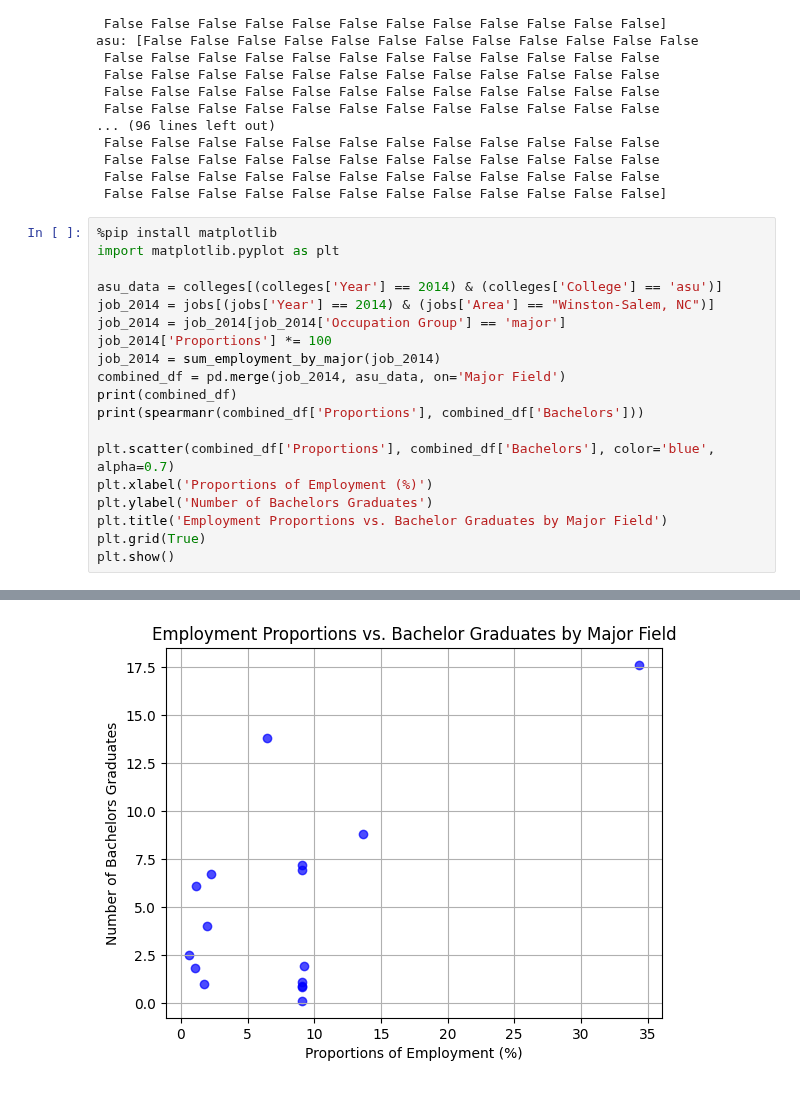
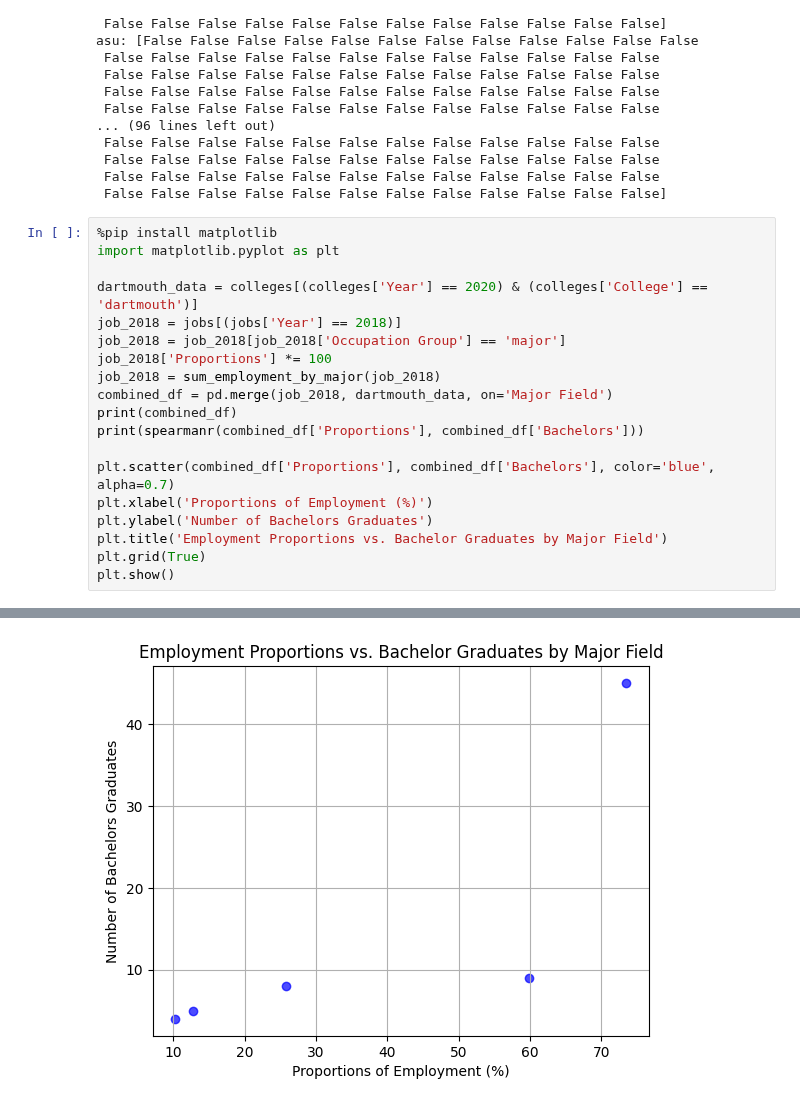
Before and after one commit to michaelhe999/COGS-108-Project, a Jupyter notebook: StatsTests.ipynb, the cells around one changed output, grey strips where cells are left out. Saved outputs shown, nothing was run; the diff lists cells and outputs as text.

Commit message:
something is wrong :( uhhhhh fix the proportion calculation/check it?? kms

```diff
--- a/StatsTests.ipynb
+++ b/StatsTests.ipynb
@@ -173,12 +166,12 @@ asu: [False False False False False False False False False False False False
 %pip install matplotlib
 import matplotlib.pyplot as plt
 
-asu_data = colleges[(colleges['Year'] == 2014) & (colleges['College'] == 'asu')]
-job_2014 = jobs[(jobs['Year'] == 2014) & (jobs['Area'] == "Winston-Salem, NC")]
-job_2014 = job_2014[job_2014['Occupation Group'] == 'major']
-job_2014['Proportions'] *= 100
-job_2014 = sum_employment_by_major(job_2014)
-combined_df = pd.merge(job_2014, asu_data, on='Major Field')
+dartmouth_data = colleges[(colleges['Year'] == 2020) & (colleges['College'] == 'dartmouth')]
+job_2018 = jobs[(jobs['Year'] == 2018)]
+job_2018 = job_2018[job_2018['Occupation Group'] == 'major']
+job_2018['Proportions'] *= 100
+job_2018 = sum_employment_by_major(job_2018)
+combined_df = pd.merge(job_2018, dartmouth_data, on='Major Field')
 print(combined_df)
 print(spearmanr(combined_df['Proportions'], combined_df['Bachelors']))
 
@@ -209 +202 @@ SignificanceResult(statistic=np.float64(0.20535467522230633), pvalue=np.float64(
-[figure, old version]
+[figure, new version]
```
Also changed, not shown: parts of 3 cells of this notebook, 2 other files.
